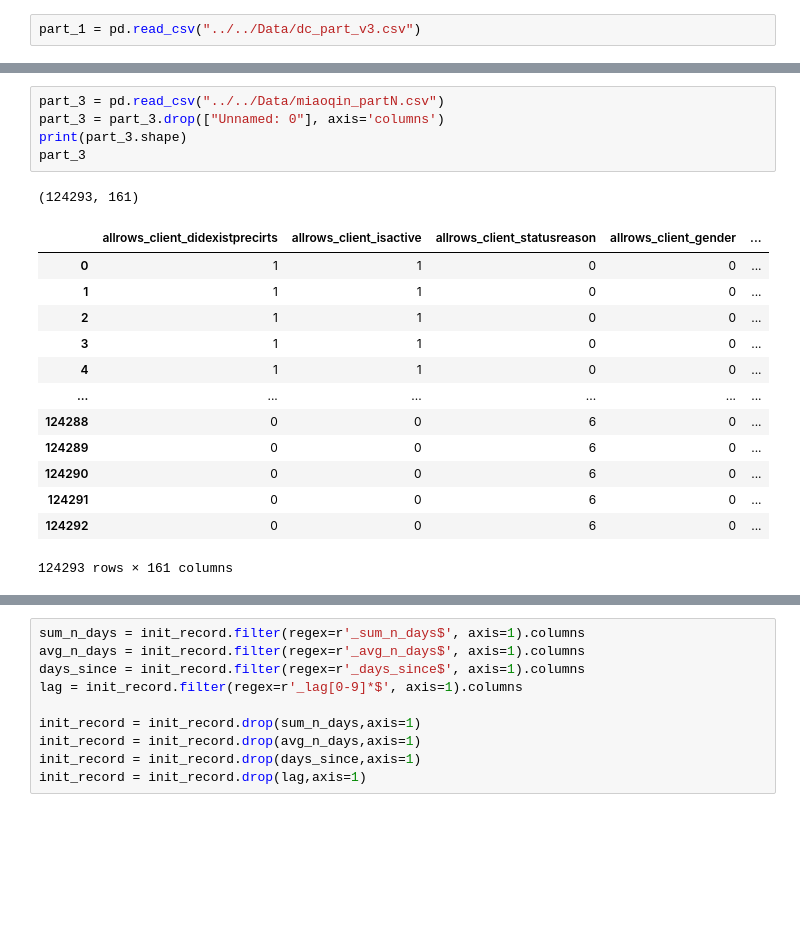
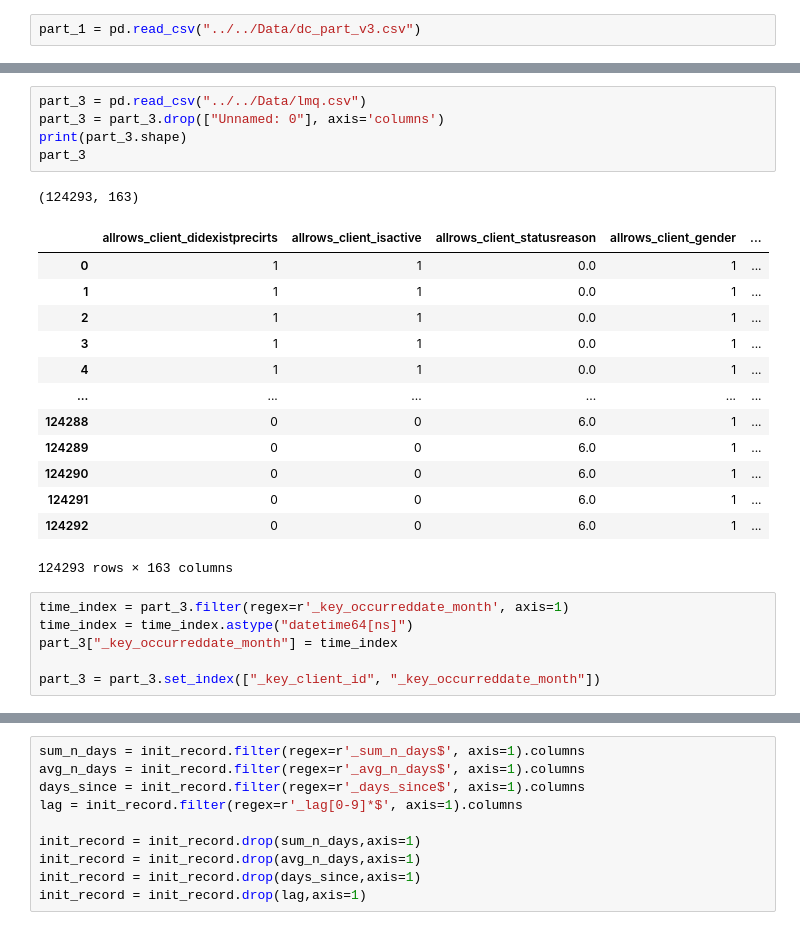
Before and after one commit to Troy-Cao/LWB-Risk-Cient-Detection, a Jupyter notebook: dataPreprocessing/dataPreprocessing.ipynb, the cells around one changed output, grey strips where cells are left out. Saved outputs shown, nothing was run; the diff lists cells and outputs as text; blank space fills up the shorter version.

```diff
--- a/dataPreprocessing/dataPreprocessing.ipynb
+++ b/dataPreprocessing/dataPreprocessing.ipynb
@@ -29,20 +58,26 @@ part_2
 # %%
-part_3 = pd.read_csv("../../Data/miaoqin_partN.csv")
+part_3 = pd.read_csv("../../Data/lmq.csv")
 part_3 = part_3.drop(["Unnamed: 0"], axis='columns')
 print(part_3.shape)
 part_3
 # %% [output]
-(124293, 161)
+(124293, 163)
 |  | allrows_client_didexistprecirts | allrows_client_isactive | allrows_client_statusreason | allrows_client_gender | ... |
-| 0 | 1 | 1 | 0 | 0 | ... |
-| 1 | 1 | 1 | 0 | 0 | ... |
-| 2 | 1 | 1 | 0 | 0 | ... |
-| 3 | 1 | 1 | 0 | 0 | ... |
-| 4 | 1 | 1 | 0 | 0 | ... |
+| 0 | 1 | 1 | 0.0 | 1 | ... |
+| 1 | 1 | 1 | 0.0 | 1 | ... |
+| 2 | 1 | 1 | 0.0 | 1 | ... |
+| 3 | 1 | 1 | 0.0 | 1 | ... |
+| 4 | 1 | 1 | 0.0 | 1 | ... |
 | ... | ... | ... | ... | ... | ... |
-| 124288 | 0 | 0 | 6 | 0 | ... |
-| 124289 | 0 | 0 | 6 | 0 | ... |
-| 124290 | 0 | 0 | 6 | 0 | ... |
-| 124291 | 0 | 0 | 6 | 0 | ... |
-| 124292 | 0 | 0 | 6 | 0 | ... |
+| 124288 | 0 | 0 | 6.0 | 1 | ... |
+| 124289 | 0 | 0 | 6.0 | 1 | ... |
+| 124290 | 0 | 0 | 6.0 | 1 | ... |
+| 124291 | 0 | 0 | 6.0 | 1 | ... |
+| 124292 | 0 | 0 | 6.0 | 1 | ... |
-124293 rows × 161 columns
+124293 rows × 163 columns
+# %%
+time_index = part_3.filter(regex=r'_key_occurreddate_month', axis=1)
+time_index = time_index.astype("datetime64[ns]")
+part_3["_key_occurreddate_month"] = time_index
+
+part_3 = part_3.set_index(["_key_client_id", "_key_occurreddate_month"])
```
Also changed, not shown: parts of 12 cells of this notebook.
